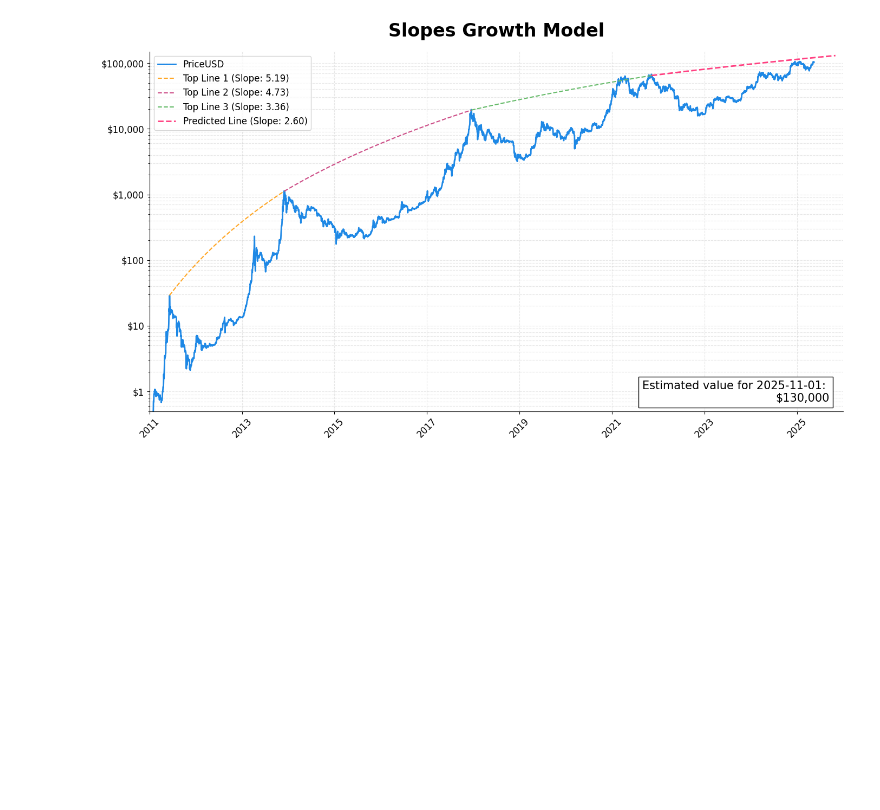
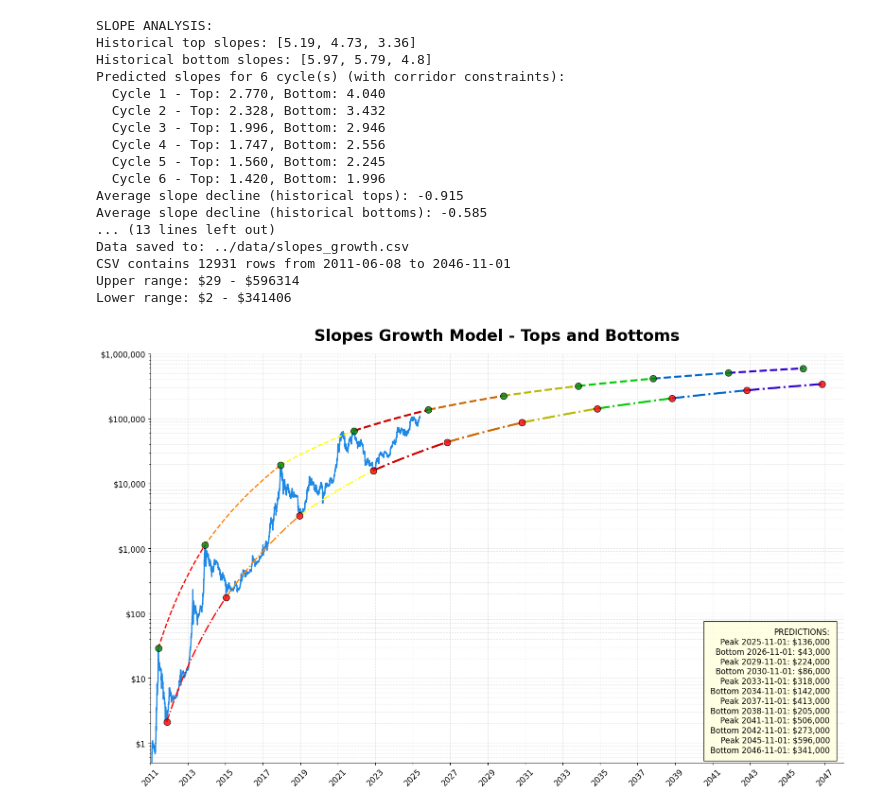
Before and after one commit to DanieleRaimondi/bitcoin_datascience, a Jupyter notebook: notebooks/1e.SlopesGrowthModel.ipynb, the cells around one changed output. Cells and saved outputs as stored; diff of their text form; code cells hidden in the pictures; blank space fills up the shorter version.

Commit message:
modified slopes growth model

```diff
--- a/notebooks/1e.SlopesGrowthModel.ipynb
+++ b/notebooks/1e.SlopesGrowthModel.ipynb
@@ -68,10 +103,37 @@ This methodology provides a structured approach to estimating Bitcoin's future g
 # %%
 import warnings
 warnings.filterwarnings("ignore")
 import sys
 sys.path.append("/Users/danieleraimondi/bitcoin_datascience/functions")
 from functions_SlopesGrowthModel import slopes_growth_model
 
-slopes_growth_model()
+slopes_growth_model(
+    title="Slopes Growth Model - Tops and Bottoms",
+    cycles_ahead=6,
+    first_top_date="2025-11-01",
+    first_bottom_date="2026-11-01",
+    show_all_forecasts=True,
+    convergence_target=1.0,
+    decay_rate_top=0.75,
+    decay_rate_bottom=0.8,
+    show_legend=False,
+)
 # %% [output]
+SLOPE ANALYSIS:
+Historical top slopes: [5.19, 4.73, 3.36]
+Historical bottom slopes: [5.97, 5.79, 4.8]
+Predicted slopes for 6 cycle(s) (with corridor constraints):
+  Cycle 1 - Top: 2.770, Bottom: 4.040
+  Cycle 2 - Top: 2.328, Bottom: 3.432
+  Cycle 3 - Top: 1.996, Bottom: 2.946
+  Cycle 4 - Top: 1.747, Bottom: 2.556
+  Cycle 5 - Top: 1.560, Bottom: 2.245
+  Cycle 6 - Top: 1.420, Bottom: 1.996
+Average slope decline (historical tops): -0.915
+Average slope decline (historical bottoms): -0.585
+... (13 lines left out)
+Data saved to: ../data/slopes_growth.csv
+CSV contains 12931 rows from 2011-06-08 to 2046-11-01
+Upper range: $29 - $596314
+Lower range: $2 - $341406
-[figure, old version]
+[figure, new version]
```
Also changed, not shown: parts of 2 cells of this notebook, 9 other files.
